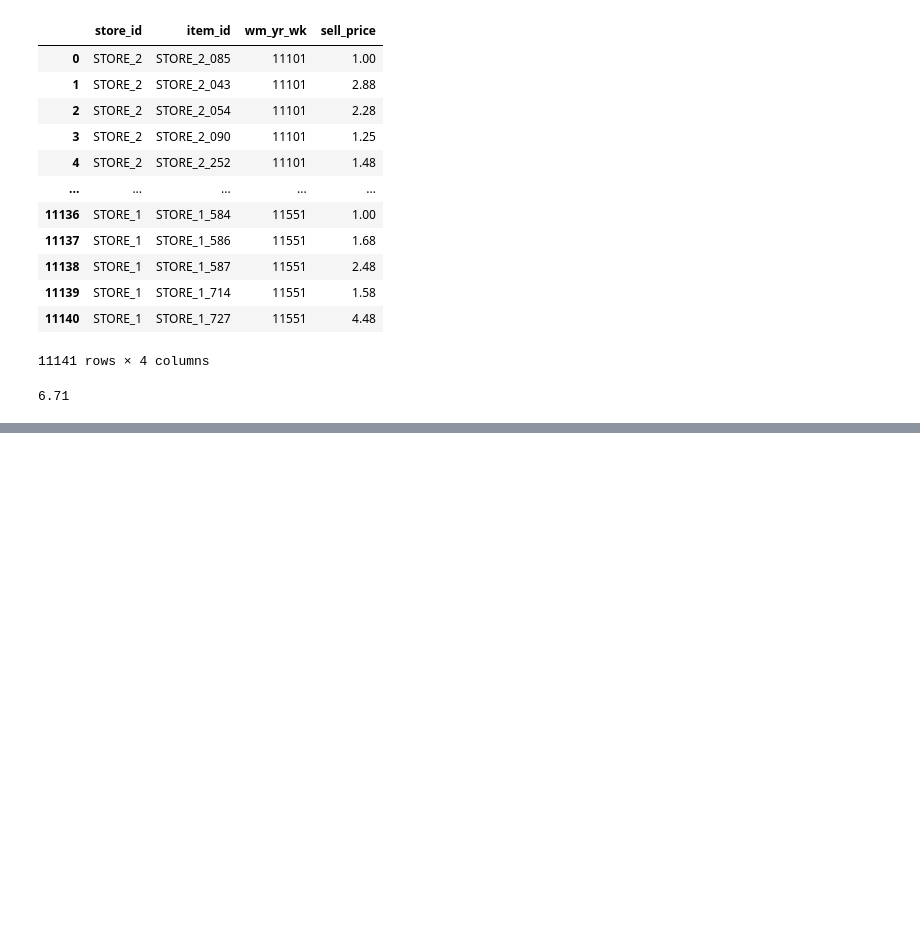
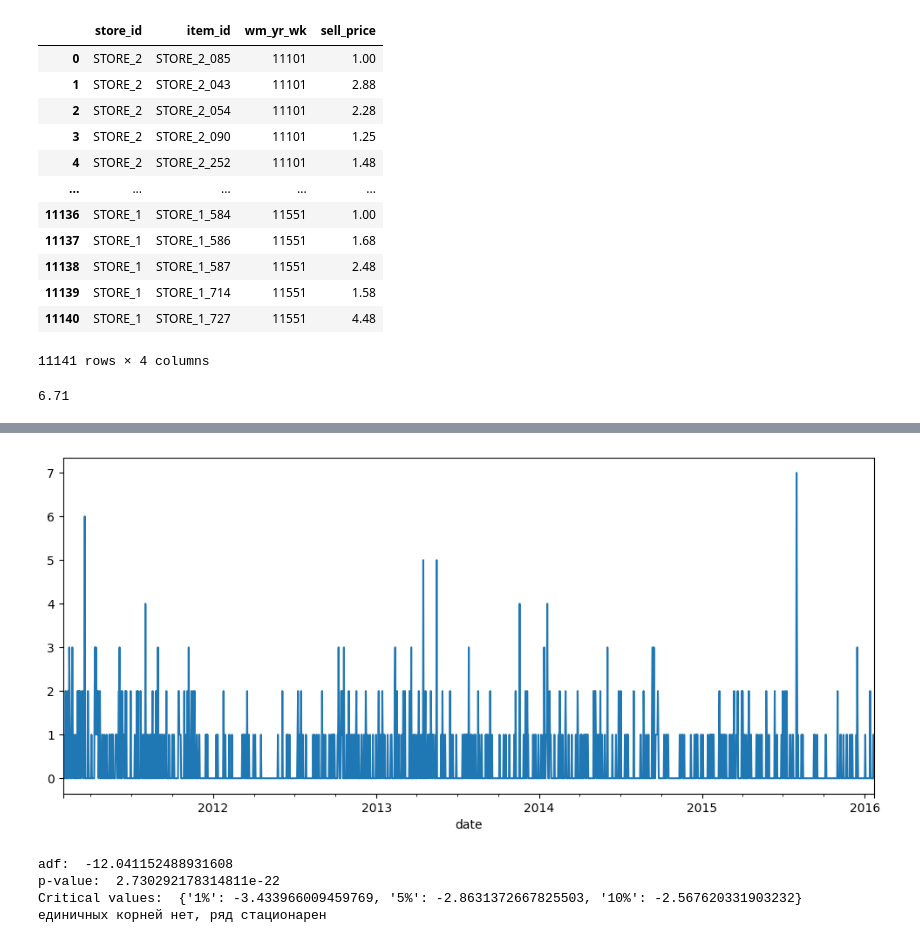
Before and after one commit to muzafarovdan/MyEducation, a Jupyter notebook: TimeSeries/time_series_learn.ipynb, the cells around one changed output, grey strips where cells are left out. Drawn from its saved outputs; the diff is of its cells as text; code cells hidden in the pictures; blank space fills up the shorter version.

Commit message:
upd: time_series

```diff
--- a/TimeSeries/time_series_learn.ipynb
+++ b/TimeSeries/time_series_learn.ipynb
@@ -86,0 +103,4 @@ prices['sell_price'].max()
+# %%
+customer1 = sales[(sales['store_id'] == 'STORE_1') & (customer1['item_id'] == 'STORE_1_064')]
+store_1_064 = pd.merge(customer1, calendar, on='date_id', how='inner')
+store_1_064.head(5)
@@ -86,0 +114,6 @@ prices['sell_price'].max()
+# %%
+store_1_064 = store_1_064.drop(columns = ['item_id', 'store_id', 'date_id',  ])
+# %%
+store_1_064['date'] = pd.to_datetime(store_1_064['date'])
+store_1_064.set_index("date",inplace=True)
+store_1_064.head(5)
@@ -86,0 +128,23 @@ prices['sell_price'].max()
+# %%
+store_1_064['cnt'].plot(figsize=(12,5));
+# %% [output]
+[figure, added]
+# %%
+import statsmodels.api as sm
+
+# Предполагаем, что store_1_064['cnt'] уже определен как Series или DataFrame
+test = sm.tsa.adfuller(store_1_064['cnt'])
+
+print('adf: ', test[0])
+print('p-value: ', test[1])
+print('Critical values: ', test[4])
+
+if test[0] > test[4]['5%']:
+    print('есть единичные корни, ряд не стационарен')
+else:
+    print('единичных корней нет, ряд стационарен')
+# %% [output]
+adf:  -12.041152488931608
+p-value:  2.730292178314811e-22
+Critical values:  {'1%': -3.433966009459769, '5%': -2.8631372667825503, '10%': -2.567620331903232}
+единичных корней нет, ряд стационарен
```
Also changed, not shown: parts of 15 cells of this notebook.
